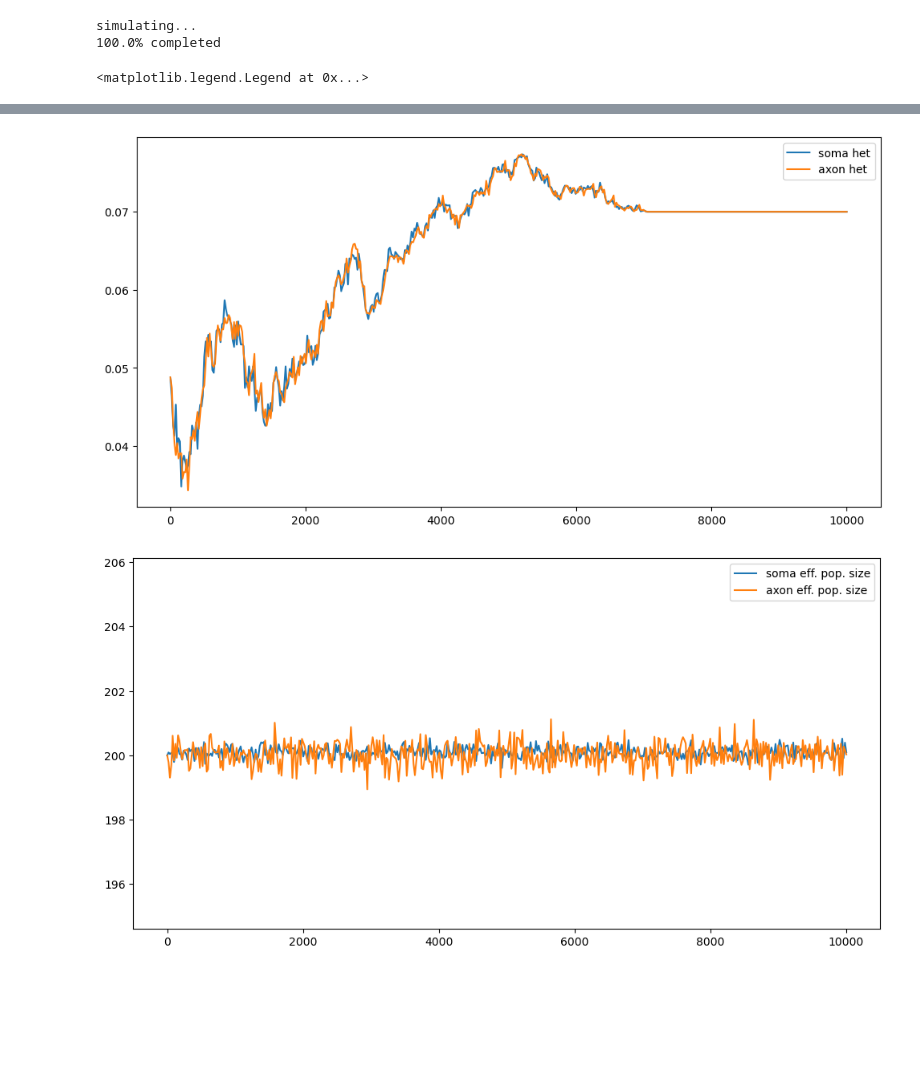
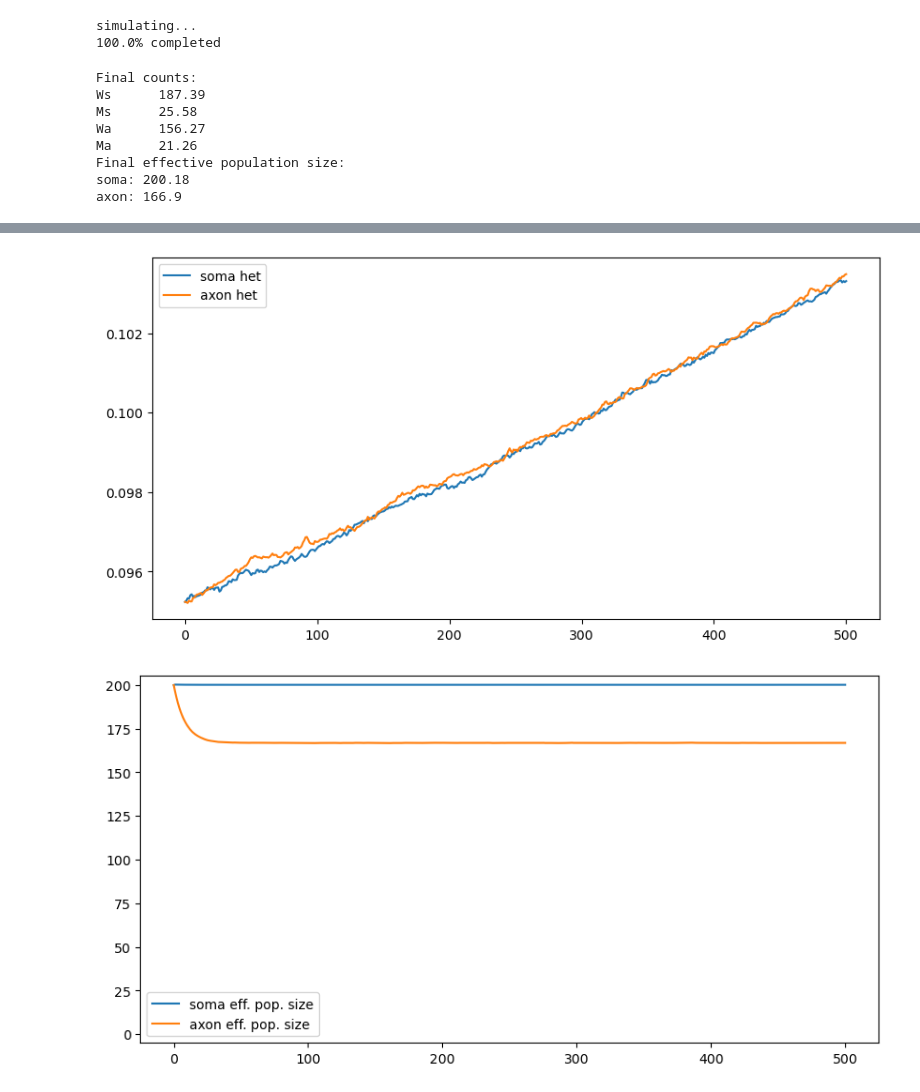
Before and after one commit to dkornai/SSD-in-Neurons, a Jupyter notebook: neruon_model.ipynb, the cells around one changed output, grey strips where cells are left out. Saved outputs shown, nothing was run; the diff lists cells and outputs as text; code cells hidden in the pictures; blank space fills up the shorter version.

```diff
--- a/neruon_model.ipynb
+++ b/neruon_model.ipynb
@@ -24,8 +24,8 @@ def neuron_model(t, z):
     d_a_m = MU
 
     # transport reactions
-    t_s_a_w = 2*GAMMA #+ C_T*(NSS_A-a_w-a_m*DELTA)
-    t_s_a_m = 2*GAMMA #+ C_T*(NSS_A-a_w-a_m*DELTA)
+    t_s_a_w = 2*GAMMA + C_T*(NSS_A-a_w-a_m*DELTA)
+    t_s_a_m = 2*GAMMA + C_T*(NSS_A-a_w-a_m*DELTA)
     t_a_s_w = GAMMA
     t_a_s_m = GAMMA
 
@@ -39,16 +39,19 @@ def neuron_model(t, z):
 # %%
 ## BIOLOGICAL PARAMETERS ##
 MU = 0.07 # death rate
-GAMMA = 0.07 # transport rate
+GAMMA = 0.05 # transport rate
 DELTA = 0.5 # mutant deficiency
 C_B = 0.1 # birth adaptibility constant
-C_T = 0.01 # transport adaptibility constant
+C_T = 0.00 # transport adaptibility constant
 NSS_S = 200 # soma population size
 NSS_A = 200 # axon population size
 
+## VARIABLE NAMES ##
+VARS = ['Ws', 'Ms', 'Wa', 'Ma']
+
 ## SIMULATION PARAMETERS ##
-MAX_T = 10000
+MAX_T = 500
 TIME_POINTS = np.linspace(0, MAX_T, 500)
-start_state = np.array([195, 10, 195, 10], dtype = np.int64)
+start_state = np.array([190, 20, 190, 20], dtype = np.int64)
 # %% [markdown]
 ## Deterministic simulation
@@ -89,20 +106,20 @@ plt.legend()
 # %% [markdown]
 ## Pooled results from Gillespie based simulation
 # %%
-REPLICATES = 100
+REPLICATES = 100000
 replicate_results = np.zeros((REPLICATES, 4, TIME_POINTS.size), dtype = np.int64)
 
 print('simulating...')
 for i in range(REPLICATES):
     replicate_results[i, :, :] = np.swapaxes(neuron_gill_sim(MU, GAMMA, DELTA, C_B, C_T, NSS_S, NSS_A, TIME_POINTS, start_state), 0, 1)
-    print(f"{round(((i+1)/REPLICATES)*100, 2)}% completed", end = "\r")
+    print(f"{round(((i+1)/REPLICATES)*100, 2)}% completed  ", end = "\r")
+
+results = np.mean(replicate_results, axis = 0)
 # %% [output]
 simulating...
 100.0% completed
 # %%
-results = np.mean(replicate_results, axis = 0)
-
-plt.subplots(figsize=(12, 6))
+plt.subplots(figsize=(10, 5))
 plt.plot(TIME_POINTS, results[0], label = '# soma wt')
 plt.plot(TIME_POINTS, results[1], label = '# soma mt')
 plt.plot(TIME_POINTS, results[2], label = '# axon wt')
@@ -111,17 +128,31 @@ plt.legend()
 
 soma_het = np.mean(replicate_results[:,1,:]/(replicate_results[:,1,:]+replicate_results[:,0,:]), axis = 0)
 axon_het = np.mean(replicate_results[:,3,:]/(replicate_results[:,3,:]+replicate_results[:,2,:]), axis = 0)
-plt.subplots(figsize=(12, 6))
+plt.subplots(figsize=(10, 5))
 plt.plot(TIME_POINTS, soma_het, label = 'soma het')
 plt.plot(TIME_POINTS, axon_het, label = 'axon het')
 plt.legend()
 
 soma_count = np.mean(replicate_results[:,1,:]*DELTA+replicate_results[:,0,:], axis = 0)
 axon_count = np.mean(replicate_results[:,3,:]*DELTA+replicate_results[:,2,:], axis = 0)
-plt.subplots(figsize=(12, 6))
+plt.subplots(figsize=(10, 5))
 plt.plot(TIME_POINTS, soma_count, label = 'soma eff. pop. size')
 plt.plot(TIME_POINTS, axon_count, label = 'axon eff. pop. size')
-plt.ylim(max(0, min(soma_count), min(axon_count)) - 5, max(max(soma_count), max(axon_count)) + 5)
+plt.ylim(min(0, min(soma_count), min(axon_count)) - 5, max(max(soma_count), max(axon_count)) + 5)
 plt.legend()
+
+print("Final counts:")
+for i, res in enumerate(results[:,-1]): print(f'{VARS[i]}\t{round(res,2)}\t')
+
+print("Final effective population size:")
+print("soma:",round(soma_count[-1],2))
+print("axon:",round(axon_count[-1],2))
 # %% [output]
-<matplotlib.legend.Legend at 0x...>
+Final counts:
+Ws      187.39
+Ms      25.58
+Wa      156.27
+Ma      21.26
+Final effective population size:
+soma: 200.18
+axon: 166.9
@@ -129,2 +160,2 @@ plt.legend()
-[figure, old version]
+[figure, new version]
-[figure, old version]
+[figure, new version]
```
Also changed, not shown: parts of 4 cells of this notebook, 3 other files.
